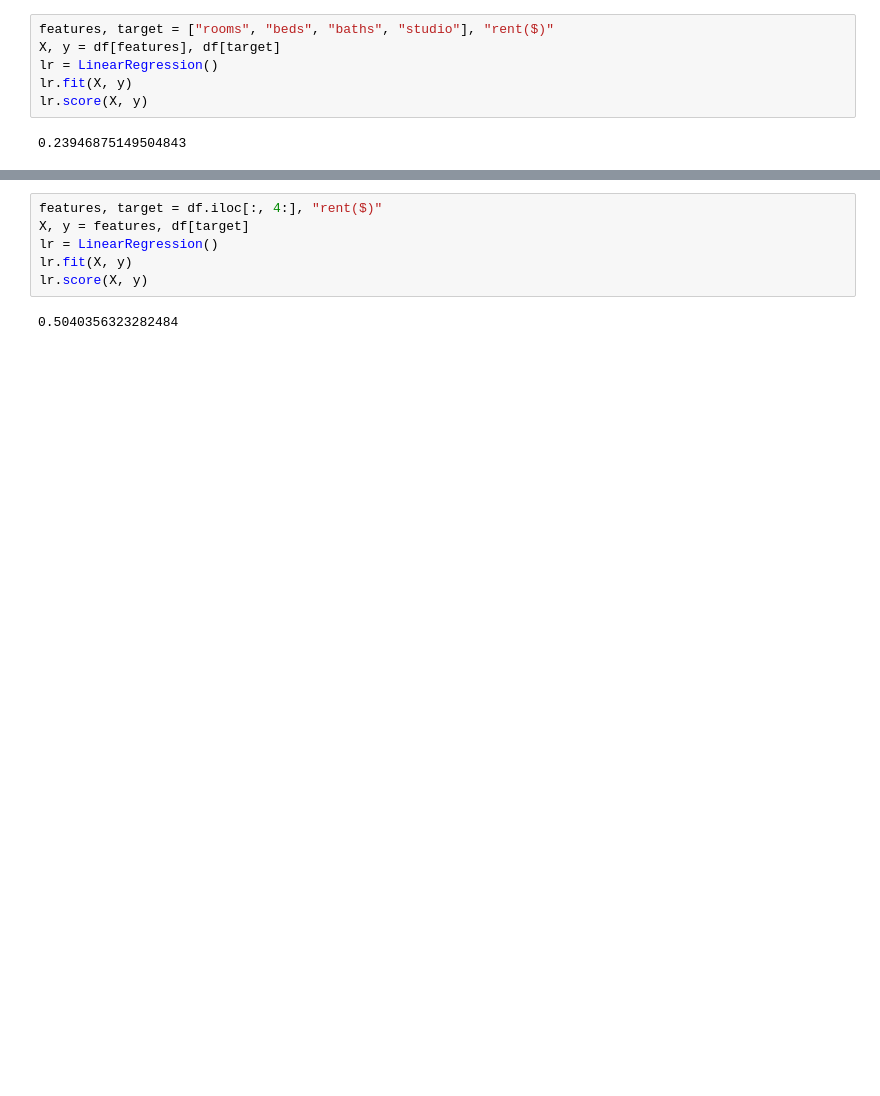
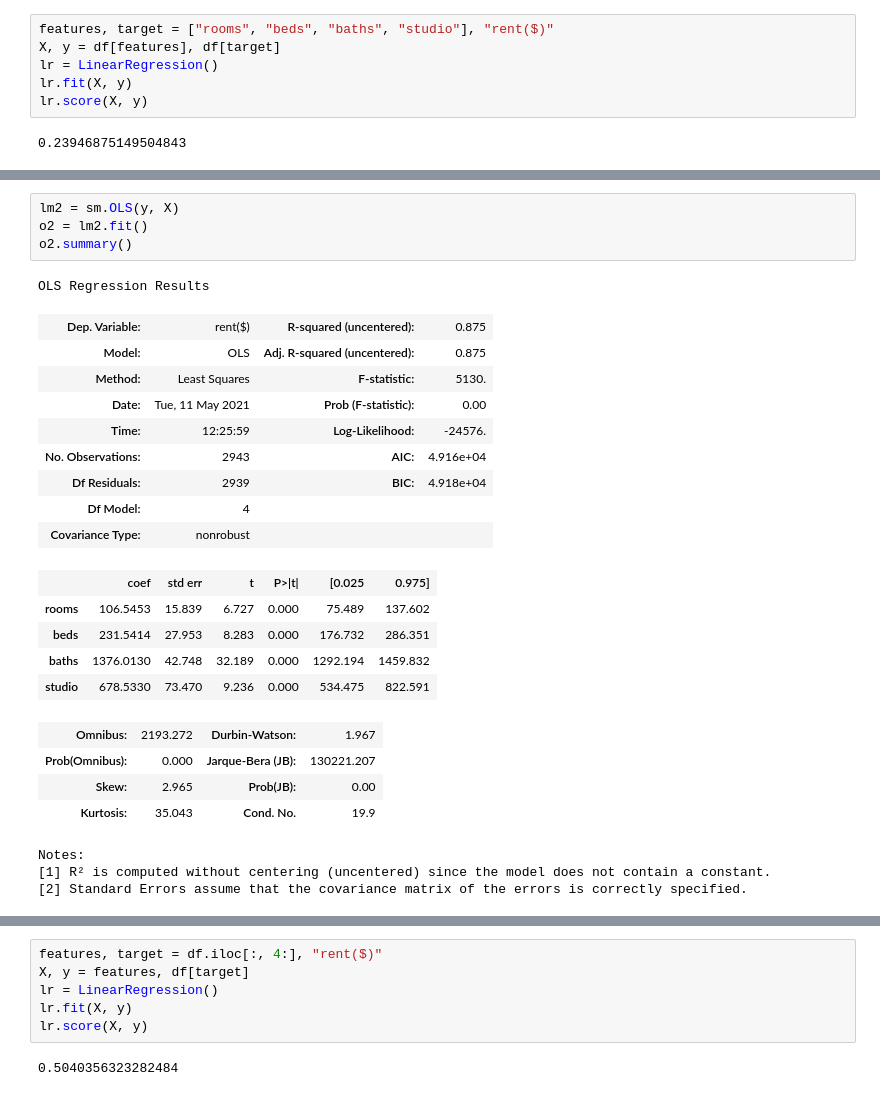
Before and after one commit to nickdellaquilo/Apartment-Regression, a Jupyter notebook: MVP Regression.ipynb, the cells around one changed output, grey strips where cells are left out. Cells and saved outputs as stored; diff of their text form; blank space fills up the shorter version.

```diff
--- a/MVP Regression.ipynb
+++ b/MVP Regression.ipynb
@@ -152,0 +165,27 @@ df.iloc[:, 4:]
+# %%
+lm2 = sm.OLS(y, X)
+o2 = lm2.fit()
+o2.summary()
+# %% [output]
+OLS Regression Results
+| Dep. Variable: | rent($) | R-squared (uncentered): | 0.875 |
+| Model: | OLS | Adj. R-squared (uncentered): | 0.875 |
+| Method: | Least Squares | F-statistic: | 5130. |
+| Date: | Tue, 11 May 2021 | Prob (F-statistic): | 0.00 |
+| Time: | 12:25:59 | Log-Likelihood: | -24576. |
+| No. Observations: | 2943 | AIC: | 4.916e+04 |
+| Df Residuals: | 2939 | BIC: | 4.918e+04 |
+| Df Model: | 4 |  |  |
+| Covariance Type: | nonrobust |  |  |
+|  | coef | std err | t | P>|t| | [0.025 | 0.975] |
+| rooms | 106.5453 | 15.839 | 6.727 | 0.000 | 75.489 | 137.602 |
+| beds | 231.5414 | 27.953 | 8.283 | 0.000 | 176.732 | 286.351 |
+| baths | 1376.0130 | 42.748 | 32.189 | 0.000 | 1292.194 | 1459.832 |
+| studio | 678.5330 | 73.470 | 9.236 | 0.000 | 534.475 | 822.591 |
+| Omnibus: | 2193.272 | Durbin-Watson: | 1.967 |
+| Prob(Omnibus): | 0.000 | Jarque-Bera (JB): | 130221.207 |
+| Skew: | 2.965 | Prob(JB): | 0.00 |
+| Kurtosis: | 35.043 | Cond. No. | 19.9 |
+Notes:
+[1] R² is computed without centering (uncentered) since the model does not contain a constant.
+[2] Standard Errors assume that the covariance matrix of the errors is correctly specified.
```
Also changed, not shown: parts of 22 cells of this notebook, 1 other file.
